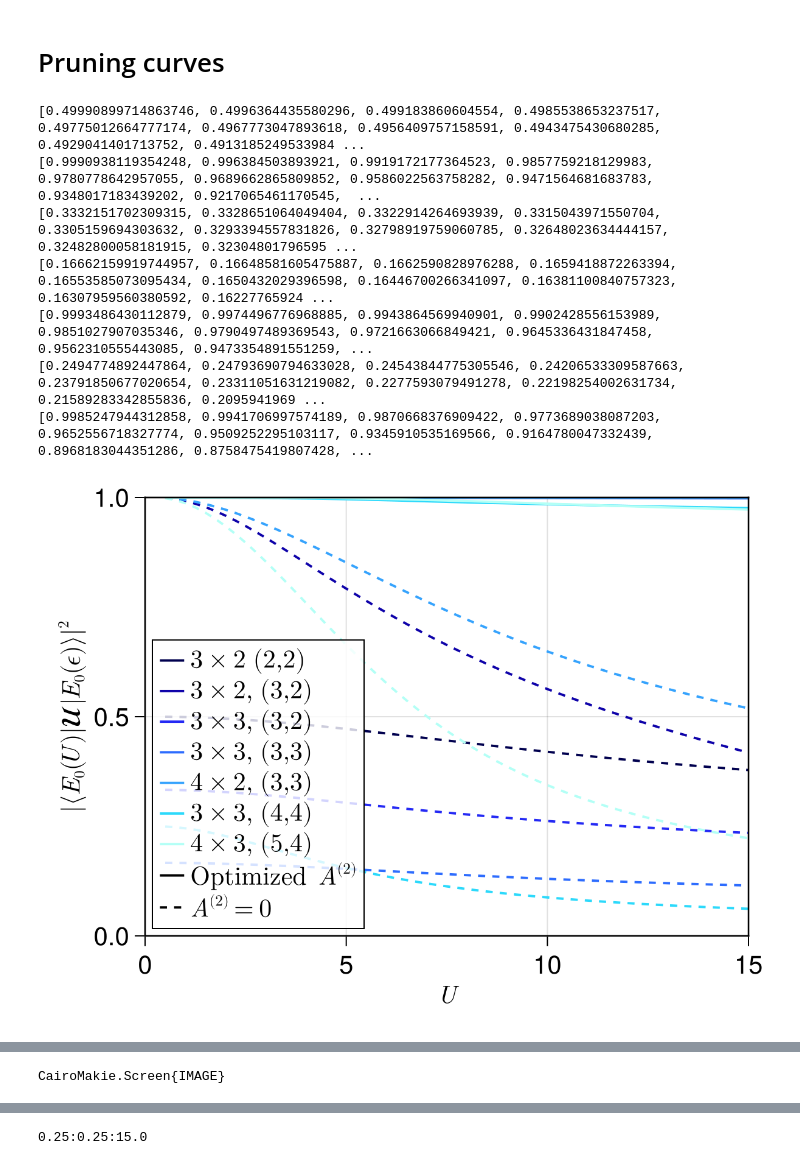
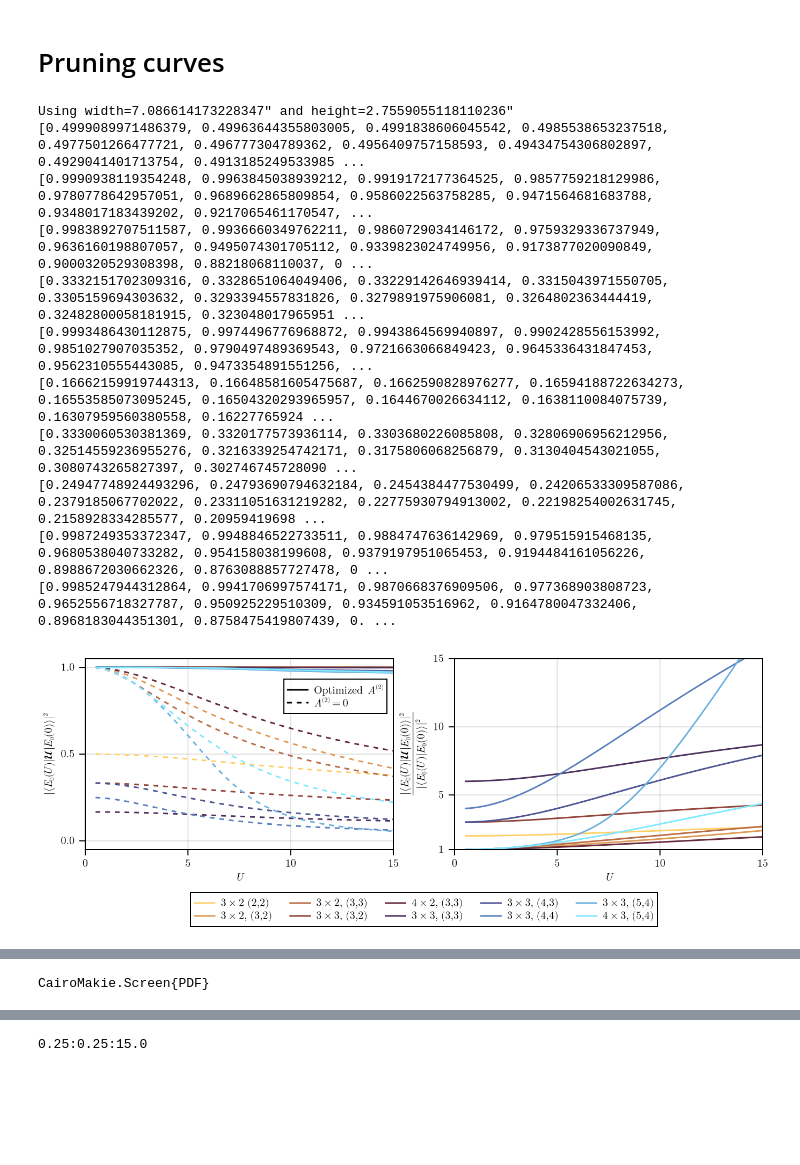
Before and after one commit to GoodStuff11/ML-signproblem, a Jupyter notebook: experimenting/ed/final_analysis.ipynb, the cells around one changed output, grey strips where cells are left out. Drawn from its saved outputs; the diff is of its cells as text; code cells hidden in the pictures; blank space fills up the shorter version.

```diff
--- a/experimenting/ed/final_analysis.ipynb
+++ b/experimenting/ed/final_analysis.ipynb
@@ -74,8 +146,7 @@ electrons = (4, 4)
 site_dim = (3, 3)
 u_indices = 2:7:60
 
-fig = Figure(size=(900, 500))
-ax = Axis(fig[1, 1];
+fig, ax = create_fig(2;
     xlabel="Iteration",
     ylabel=L"1-|\langle E_0(U)|\mathcal{U}|\psi_{ref}\rangle|^2",
     yscale=log10,
@@ -112,7 +183,7 @@ u_labels  = [L"U=%$((u_idx-1)*0.25)" for u_idx in u_indices]
 
 Legend(fig[1, 2],
     [u_entries..., solid_elem, dot_elem],
-    [u_labels..., "Reused coefficients", "Random coefficients"])
+    [u_labels..., "Reused coefficients", "Random coefficients"]; LEGEND_ARGS...)
 
 # mkpath("good_images/final/extra")
 # save("good_images/final/extra/loss_curve_(4,4)_3x3.png", fig)
@@ -347,18 +423,19 @@ println(length(coefs[1]))
 # %% [markdown]
 # Pruning curves
 # %%
-fig_overlap = Figure()
-ax_overlap = Axis(fig_overlap[1, 1];
+fig_overlap, ax_overlap = create_fig(2, 70.0;
     xlabel = L"U",
-    ylabel = L"|\langle E_0(U)|\mathcal{U}|E_0(\epsilon)\rangle|^2",
-    limits = ((0, 15), (0, 1)),
+    ylabel = L"|\langle E_0(U)|\mathcal{U}|E_0(0)\rangle|^2",
+    limits = ((0, 15), (-0.05, 1.05)),
 )
 
-fig_improvement = Figure()
-ax_improvement = Axis(fig_improvement[1, 1];
+# fig_improvement = Figure()
+ax_improvement = Axis(fig_overlap[1, 2];
+    aspect = (1+sqrt(5))/2,
     xlabel = L"U",
-    ylabel = L"\frac{|\langle E_0(U)|\mathcal{U}|E_0(\epsilon)\rangle|^2}{|\langle E_0(U)|E_0(\epsilon)\rangle|^2}",
-    limits = ((0, 15), (0, 15)),
+    ylabel = L"\frac{|\langle E_0(U)|\mathcal{U}|E_0(0)\rangle|^2}{|\langle E_0(U)|E_0(0)\rangle|^2}",
+    limits = ((0, 15), (1, 15)),
+    yticks = [1,5,10,15]
 )
 
 hilbert_space_sizes = []
@@ -366,7 +443,7 @@ final_performances = []
 num_tuning_parameters = []
 
 u_indices = 2:60
-palette_colors = cmap1(length(FILE_LABEL_PAIRS))
+palette_colors = cmap2(length(FILE_LABEL_PAIRS))
 
 
 selected_u_indices = [20, 30, 45]
@@ -398,8 +475,8 @@ for (sys_idx, (display_label, file_label, electron_counts)) in enumerate(FILE_LA
         interaction_data = nothing
         hilbert_space_size = nothing
         h5open(joinpath(sys_dir, valid_files[1]), "r") do h5data
-            interaction_data = read(h5data["data/uvec"])
-            hilbert_space_size = length(read(h5data["data/evecs/0"])[:, 1, 1])
+            global interaction_data = read(h5data["data/uvec"])
+            global hilbert_space_size = length(read(h5data["data/evecs/0"])[:, 1, 1])
         end
     end
 
@@ -456,7 +533,8 @@ for (sys_idx, (display_label, file_label, electron_counts)) in enumerate(FILE_LA
     lines!(ax_overlap, interaction_data[valid_u_indices], baseline_overlaps;
         color = palette_colors[sys_idx], linestyle = :dash)
     lines!(ax_overlap, interaction_data[valid_u_indices], optimized_overlaps;
-        color = palette_colors[sys_idx], label = string(display_label))
+        color = palette_colors[sys_idx]#, label = string(display_label)
+        )
 
     # Improvement ratios
     overlap_improvement_ratios = optimized_overlaps ./ baseline_overlaps
@@ -491,45 +569,52 @@ for (sys_idx, (display_label, file_label, electron_counts)) in enumerate(FILE_LA
         #     xlabel = L"A^{(2)}\;\textrm{value}",
         #     ylabel = L"\textrm{Count}",
         #     limits = ((-0.5, 0.5), (0, nothing)),
         #     xticks = -0.5:0.25:0.5,
         # )
         # hist!(ax_histogram, coef_values;
         #     bins = LinRange(-0.5, 0.5, 50),
         #     color = palette_colors[color_idx],
         #     label = L"U=%$(round(interaction_data[u_idx], digits=2))", strokewidth=2)
         # axislegend(ax_histogram; position = :rt, backgroundcolor = (:white, 0.8))
         # display(fig_histogram)
 
         # mkpath("good_images/antihermitian")
         # save("good_images/antihermitian/U=$(round(interaction_data[u_idx], digits=2))_$(file_label)_histogram.png", fig_histogram)
         # save("good_images/antihermitian/U=$(round(interaction_data[u_idx], digits=2))_$(file_label)_histogram.pdf", fig_histogram)
     # end
 end
 
 # Style legend entries for main overlap figure
 lines!(ax_overlap, [NaN], [NaN];
     color = :black, linestyle = :solid,
     label = L"\textrm{Optimized}\;\,A^{(2)} ")
 lines!(ax_overlap, [NaN], [NaN];
     color = :black,linestyle = :dash,
     label = L"A^{(2)}=0")
 
-axislegend(ax_overlap; position = :lb, backgroundcolor = (:white, 0.8))
-axislegend(ax_improvement; position = :lt, backgroundcolor = (:white, 0.8))
+Legend(fig_overlap[2,1:2], ax_improvement, orientation=:horizontal, nbanks=2; LEGEND_ARGS...)
+# Legend(fig_improvement[1,3], ax_improvement)
+axislegend(ax_overlap; backgroundcolor = (:white, 0.8), position=(1,0.9),LEGEND_ARGS...)
+# axislegend(ax_improvement; position = :lt, backgroundcolor = (:white, 0.8))
+rowgap!(fig_overlap.layout, 5)
+colgap!(fig_overlap.layout, 5)
+display(fig_overlap)
+# display(fig_improvement)
 
-display(fig_overlap)
-display(fig_improvement)
-
-# save("good_images/final/extra/relative_loss.png", fig_main)
-# save("good_images/final/extra/relative_loss.pdf", fig_main)
+save("good_images/final/loss_curve.png", fig_overlap)
+save("good_images/final/loss_curve.pdf", fig_overlap)
 # save("good_images/final/extra/loss_improvement2.png", fig_sub)
 # save("good_images/final/extran/loss_improvement2.pdf", fig_sub)
 # %% [output]
-[0.49990899714863746, 0.4996364435580296, 0.499183860604554, 0.4985538653237517, 0.49775012664777174, 0.4967773047893618, 0.4956409757158591, 0.4943475430680285, 0.4929041401713752, 0.4913185249533984 ...
-[0.9990938119354248, 0.996384503893921, 0.9919172177364523, 0.9857759218129983, 0.9780778642957055, 0.9689662865809852, 0.9586022563758282, 0.9471564681683783, 0.9348017183439202, 0.9217065461170545,  ...
-[0.3332151702309315, 0.3328651064049404, 0.3322914264693939, 0.3315043971550704, 0.3305159694303632, 0.3293394557831826, 0.32798919759060785, 0.32648023634444157, 0.32482800058181915, 0.32304801796595 ...
-[0.16662159919744957, 0.16648581605475887, 0.1662590828976288, 0.1659418872263394, 0.16553585073095434, 0.1650432029396598, 0.16446700266341097, 0.16381100840757323, 0.16307959560380592, 0.16227765924 ...
-[0.9993486430112879, 0.9974496776968885, 0.9943864569940901, 0.9902428556153989, 0.9851027907035346, 0.9790497489369543, 0.9721663066849421, 0.9645336431847458, 0.9562310555443085, 0.9473354891551259, ...
-[0.2494774892447864, 0.24793690794633028, 0.24543844775305546, 0.24206533309587663, 0.23791850677020654, 0.23311051631219082, 0.2277593079491278, 0.22198254002631734, 0.21589283342855836, 0.2095941969 ...
-[0.9985247944312858, 0.9941706997574189, 0.9870668376909422, 0.9773689038087203, 0.9652556718327774, 0.9509252295103117, 0.9345910535169566, 0.9164780047332439, 0.8968183044351286, 0.8758475419807428, ...
+Using width=7.086614173228347" and height=2.7559055118110236"
+[0.4999089971486379, 0.49963644355803005, 0.4991838606045542, 0.4985538653237518, 0.4977501266477721, 0.496777304789362, 0.4956409757158593, 0.49434754306802897, 0.4929041401713754, 0.4913185249533985 ...
+[0.9990938119354248, 0.9963845038939212, 0.9919172177364525, 0.9857759218129986, 0.9780778642957051, 0.9689662865809854, 0.9586022563758285, 0.9471564681683788, 0.9348017183439202, 0.9217065461170547, ...
+[0.9983892707511587, 0.9936660349762211, 0.9860729034146172, 0.9759329336737949, 0.9636160198807057, 0.9495074301705112, 0.9339823024749956, 0.9173877020090849, 0.9000320529308398, 0.88218068110037, 0 ...
+[0.3332151702309316, 0.3328651064049406, 0.33229142646939414, 0.3315043971550705, 0.3305159694303632, 0.3293394557831826, 0.3279891975906081, 0.3264802363444419, 0.32482800058181915, 0.323048017965951 ...
+[0.9993486430112875, 0.9974496776968872, 0.9943864569940897, 0.9902428556153992, 0.9851027907035352, 0.9790497489369543, 0.9721663066849423, 0.9645336431847453, 0.9562310555443085, 0.9473354891551256, ...
+[0.16662159919744313, 0.16648581605475687, 0.1662590828976277, 0.16594188722634273, 0.16553585073095245, 0.16504320293965957, 0.1644670026634112, 0.1638110084075739, 0.16307959560380558, 0.16227765924 ...
+[0.3330060530381369, 0.3320177573936114, 0.3303680226085808, 0.32806906956212956, 0.32514559236955276, 0.3216339254742171, 0.3175806068256879, 0.3130404543021055, 0.3080743265827397, 0.302746745728090 ...
+[0.24947748924493296, 0.24793690794632184, 0.2454384477530499, 0.24206533309587086, 0.2379185067702022, 0.23311051631219282, 0.22775930794913002, 0.22198254002631745, 0.2158928334285577, 0.20959419698 ...
+[0.9987249353372347, 0.9948846522733511, 0.9884747636142969, 0.979515915468135, 0.9680538040733282, 0.954158038199608, 0.9379197951065453, 0.9194484161056226, 0.8988672030662326, 0.8763088857727478, 0 ...
+[0.9985247944312864, 0.9941706997574171, 0.9870668376909506, 0.977368903808723, 0.9652556718327787, 0.950925229510309, 0.934591053516962, 0.9164780047332406, 0.8968183044351301, 0.8758475419807439, 0. ...
-[figure, old version]
+[figure, new version]
@@ -537,4 +621,4 @@ display(fig_improvement)
-CairoMakie.Screen{IMAGE}
+CairoMakie.Screen{PDF}
 # %%
 function find_root_bisection(f, a, b; tol=1e-5, max_iters=100)
     fa = f(a)
```
Also changed, not shown: parts of 10 cells of this notebook, 44 other files.
